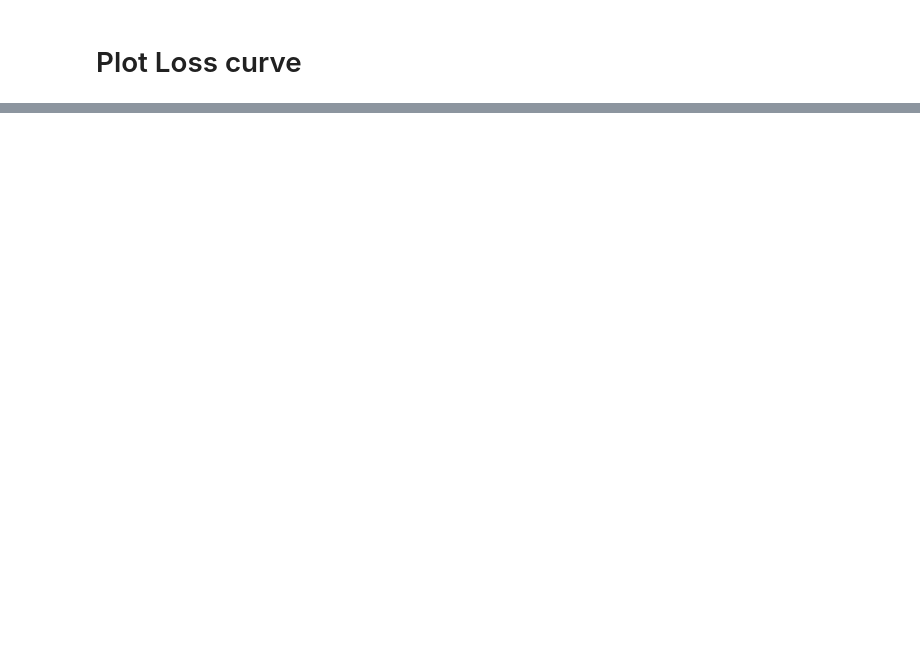
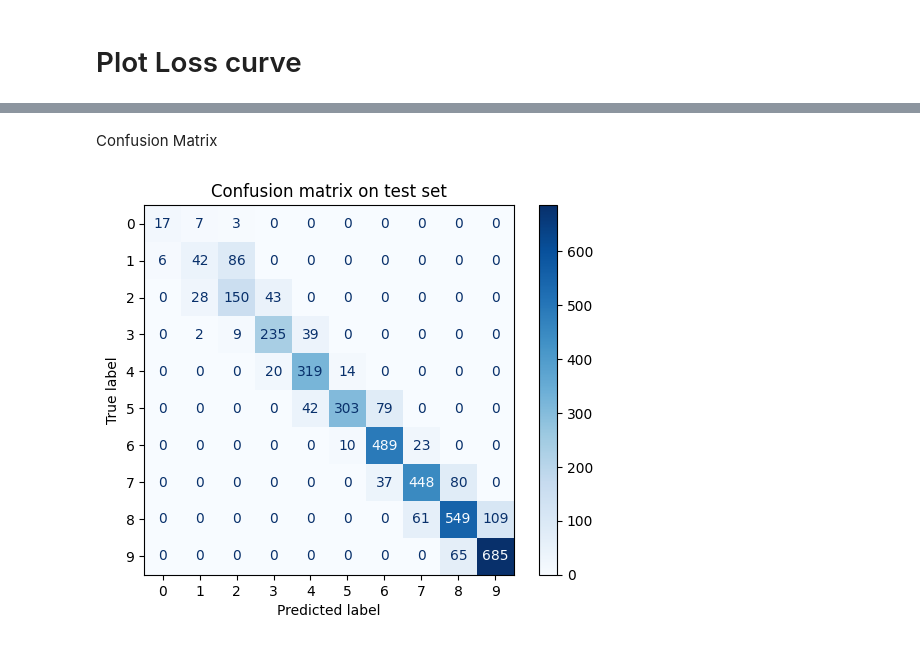
Before and after one commit to subin6092/Computational-neuroscience, a Jupyter notebook: project 2.1.ipynb, the cells around one changed output, grey strips where cells are left out. Saved outputs shown, nothing was run; the diff lists cells and outputs as text; code cells hidden in the pictures; blank space fills up the shorter version.

```diff
--- a/project 2.1.ipynb
+++ b/project 2.1.ipynb
@@ -143,12 +145,17 @@ def train_model(X_train, L_train, X_test, L_test, numCat,
     return model, losses, train_acc, test_acc, test_pred
 # %%
 X_train, L_train, X_test, L_test, numCat = loadDataSet()
+
+# convert labels from 1-10 to 0-9 for zero-based indexing
+L_train = L_train - 1
+L_test = L_test - 1
 
 all_losses = []
 all_test_acc = []
 models = []
 preds = []
 
+# run the training 10 times with different random seeds and store the results in lists for later analysis and visualization.
 for run in range(10):
     seed = int(time.time() * 1e6) % (2**32 - 1) + run
     model, losses, train_acc, test_acc, test_pred = train_model(
@@ -182,0 +204,13 @@ plt.show()
+# %% [markdown]
+Confusion Matrix
+# %%
+best_idx = int(np.argmax(all_test_acc))
+best_pred = preds[best_idx]
+
+cm = confusion_matrix(L_test, best_pred)
+disp = ConfusionMatrixDisplay(confusion_matrix=cm)
+disp.plot(cmap='Blues', values_format='d')
+plt.title('Confusion matrix on test set')
+plt.show()
+# %% [output]
+[figure, added]
```
Also changed, not shown: parts of 4 cells of this notebook.
